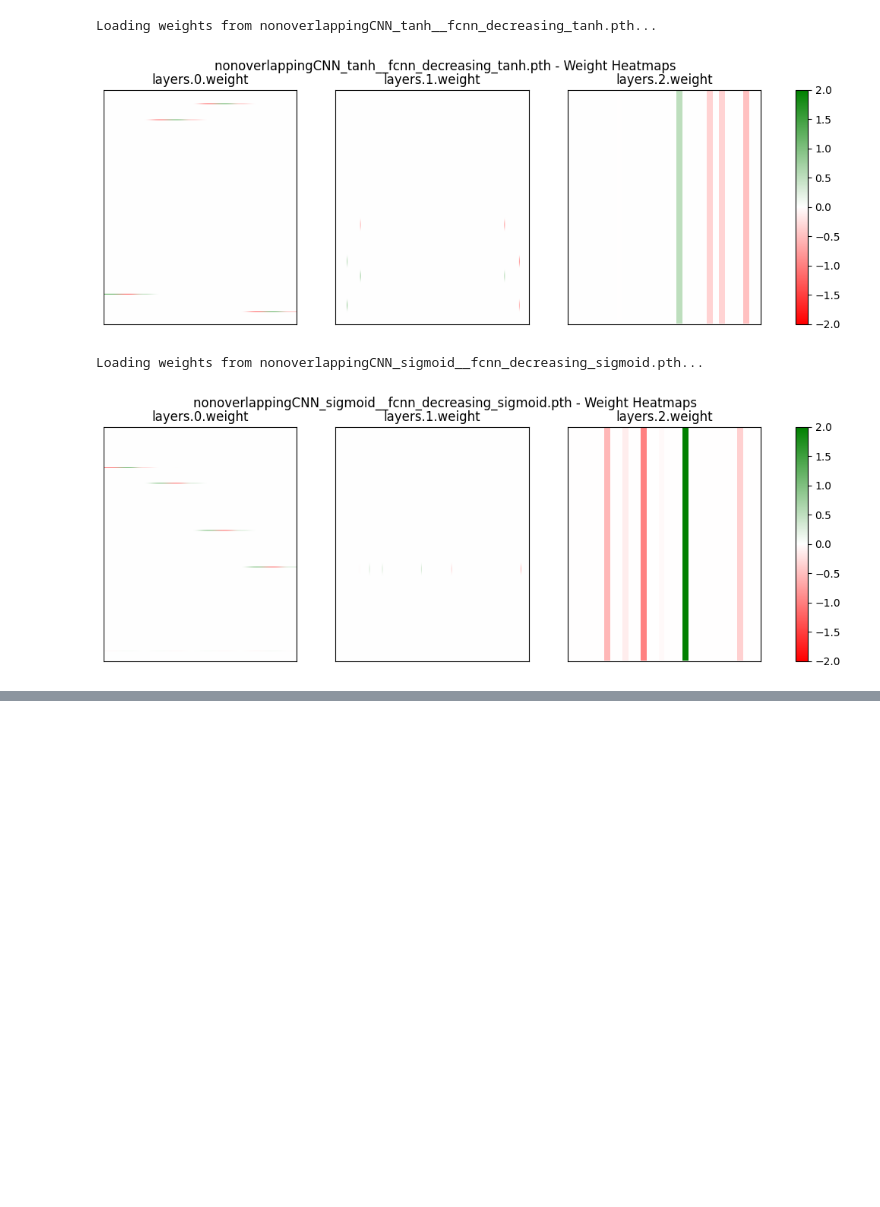
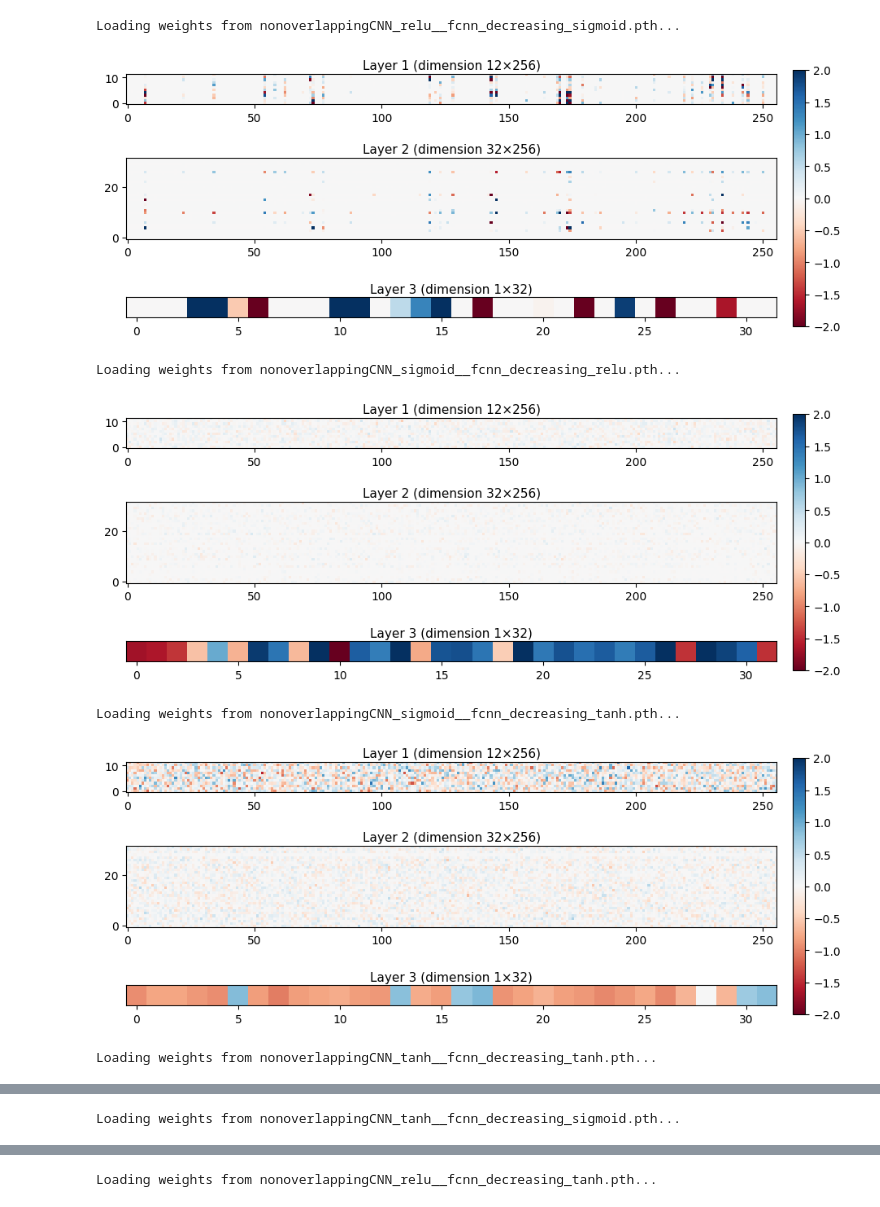
Before and after one commit to laschulz/investigating_sparseNN, a Jupyter notebook: src/plot.ipynb, the cells around one changed output, grey strips where cells are left out. Drawn from its saved outputs; the diff is of its cells as text; code cells hidden in the pictures; blank space fills up the shorter version.

Commit message:
smaller weights

```diff
--- a/src/plot.ipynb
+++ b/src/plot.ipynb
@@ -62,4 +67,44 @@ def create_heatmaps(weights_dict, model_name="Model Weights", use_plotly=False):
         plt.show()
+# %%
+def create_heatmaps(weights_dict, model_name="Model Weights"):
+    num_layers = len(weights_dict)
+
+    # Bigger figure width to give heatmaps more space
+    fig, axes = plt.subplots(num_layers, 1, figsize=(10, 1.5 * num_layers))
+    if num_layers == 1:
+        axes = [axes]
+
+    im = None
+
+    for i, (layer_name, weights) in enumerate(weights_dict.items()):
+        ax = axes[i]
+        rows, cols = weights.shape
+
+        # Rotate if vertical
+        if rows > cols:
+            weights = weights.T
+            rows, cols = weights.shape
+
+        # Heatmap
+        im = ax.imshow(weights, cmap="RdBu", aspect="equal", vmin=-2, vmax=2)
+
+        # Clean, compact labels
+        clean_name = f"Layer {int(layer_name.split('.')[1])+1}"
+        ax.set_title(f"{clean_name} (dimension {rows}×{cols})", fontsize=11, pad=4)
+        ax.invert_yaxis()
+        if rows == 1:
+            ax.set_yticks([])
+
+    # Tightly pack subplots
+    plt.subplots_adjust(left=0.06, right=0.86, top=0.94, bottom=0.06, hspace=0.05)
+
+    # Add slim colorbar on the right
+    cbar_ax = fig.add_axes([0.88, 0.15, 0.015, 0.7])
+    fig.colorbar(im, cax=cbar_ax)
+
+    # Title
+    #plt.suptitle(f"{model_name} - Weight Heatmaps", fontsize=13, y=0.985)
+    plt.show()
 # %%
 def create_all_heatmaps(directory):
     model_files = [f for f in os.listdir(directory) if f.endswith(".pth")]
@@ -68,7 +113,7 @@ def create_all_heatmaps(directory):
         print(f"\nLoading weights from {model_file}...")
 
         weights_dict = load_model_weights(model_path)
-        create_heatmaps(weights_dict, model_name=model_file, use_plotly=False)  # Set to False for Matplotlib
+        create_heatmaps(weights_dict, model_name=model_file)
 # %%
 directory = "../experiment_output/Davide_MLP/experiments_22032025_t4096_b32_lr0.005_5e-6"
 create_all_heatmaps(directory)
@@ -92,8 +157,11 @@ Loading weights from nonoverlappingCNN_sigmoid__fcnn_decreasing_sigmoid.pth...
 # %%
-directory = "../experiment_output/experiments_26032025_128"
+directory = "../experiment_output/experiments_27032025"
 create_all_heatmaps(directory)
 # %% [output]
-Loading weights from nonoverlappingCNN_tanh__fcnn_decreasing_tanh.pth...
+Loading weights from nonoverlappingCNN_relu__fcnn_decreasing_sigmoid.pth...
-[figure, old version]
+[figure, new version]
-Loading weights from nonoverlappingCNN_sigmoid__fcnn_decreasing_sigmoid.pth...
+Loading weights from nonoverlappingCNN_sigmoid__fcnn_decreasing_relu.pth...
-[figure, old version]
+[figure, new version]
+Loading weights from nonoverlappingCNN_sigmoid__fcnn_decreasing_tanh.pth...
+[figure, added]
+Loading weights from nonoverlappingCNN_tanh__fcnn_decreasing_tanh.pth...
@@ -99,0 +169 @@ Loading weights from nonoverlappingCNN_sigmoid__fcnn_decreasing_sigmoid.pth...
+Loading weights from nonoverlappingCNN_tanh__fcnn_decreasing_sigmoid.pth...
@@ -99,0 +171 @@ Loading weights from nonoverlappingCNN_sigmoid__fcnn_decreasing_sigmoid.pth...
+Loading weights from nonoverlappingCNN_relu__fcnn_decreasing_tanh.pth...
```
Also changed, not shown: parts of 7 cells of this notebook, 44 other files.
